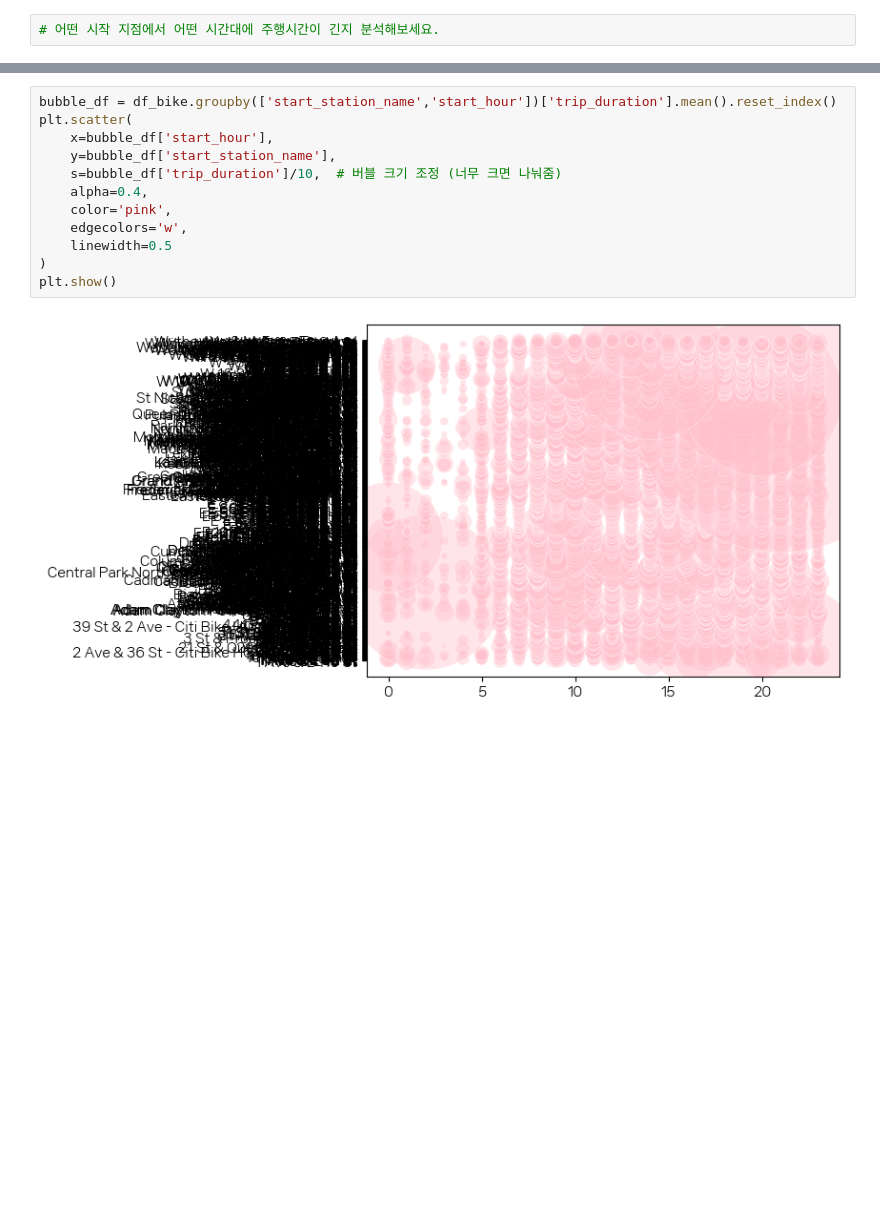
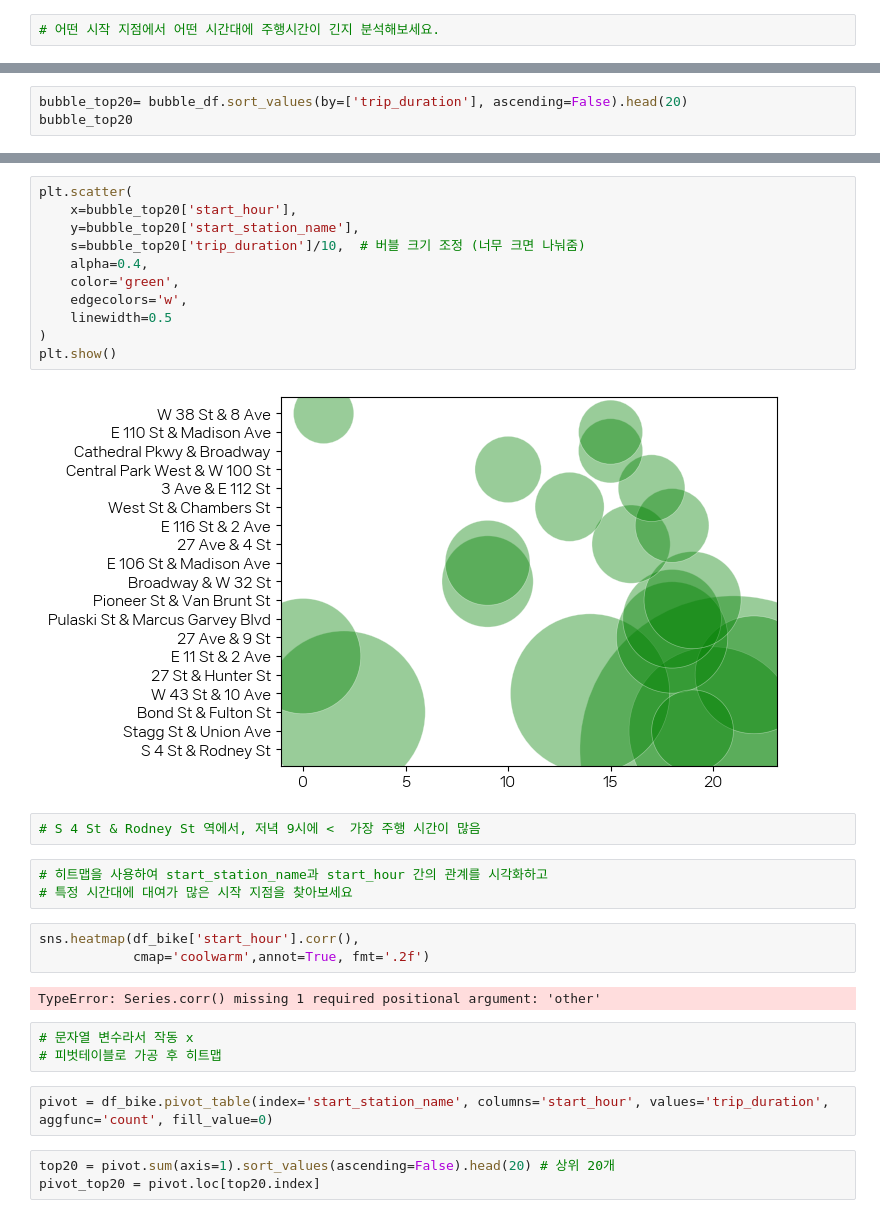
Before and after one commit to gnuyhaa/TIL, a Jupyter notebook: 시각화/250714.ipynb, the cells around one changed output, grey strips where cells are left out. Saved outputs shown, nothing was run; the diff lists cells and outputs as text; blank space fills up the shorter version.

```diff
--- a/시각화/250714.ipynb
+++ b/시각화/250714.ipynb
@@ -219,0 +237,3 @@ plt.show()
+# %%
+bubble_top20= bubble_df.sort_values(by=['trip_duration'], ascending=False).head(20)
+bubble_top20
@@ -220,14 +258,31 @@ plt.show()
 # %%
-bubble_df = df_bike.groupby(['start_station_name','start_hour'])['trip_duration'].mean().reset_index()
 plt.scatter(
-    x=bubble_df['start_hour'],
-    y=bubble_df['start_station_name'],
-    s=bubble_df['trip_duration']/10,  # 버블 크기 조정 (너무 크면 나눠줌)
+    x=bubble_top20['start_hour'],
+    y=bubble_top20['start_station_name'],
+    s=bubble_top20['trip_duration']/10,  # 버블 크기 조정 (너무 크면 나눠줌)
     alpha=0.4,
-    color='pink',
+    color='green',
     edgecolors='w',
     linewidth=0.5
 )
 plt.show()
 # %% [output]
-[figure, old version]
+[figure, new version]
+# %%
+# S 4 St & Rodney St 역에서, 저녁 9시에 <  가장 주행 시간이 많음
+# %%
+# 히트맵을 사용하여 start_station_name과 start_hour 간의 관계를 시각화하고
+# 특정 시간대에 대여가 많은 시작 지점을 찾아보세요
+# %%
+sns.heatmap(df_bike['start_hour'].corr(),
+            cmap='coolwarm',annot=True, fmt='.2f')
+# %% [output]
+TypeError: Series.corr() missing 1 required positional argument: 'other'
+# %%
+# 문자열 변수라서 작동 x
+# 피벗테이블로 가공 후 히트맵
+# %%
+pivot = df_bike.pivot_table(index='start_station_name', columns='start_hour', values='trip_duration', aggfunc='count', fill_value=0)
+# %%
+top20 = pivot.sum(axis=1).sort_values(ascending=False).head(20) # 상위 20개
+pivot_top20 = pivot.loc[top20.index]
```
Also changed, not shown: parts of 9 cells of this notebook.
